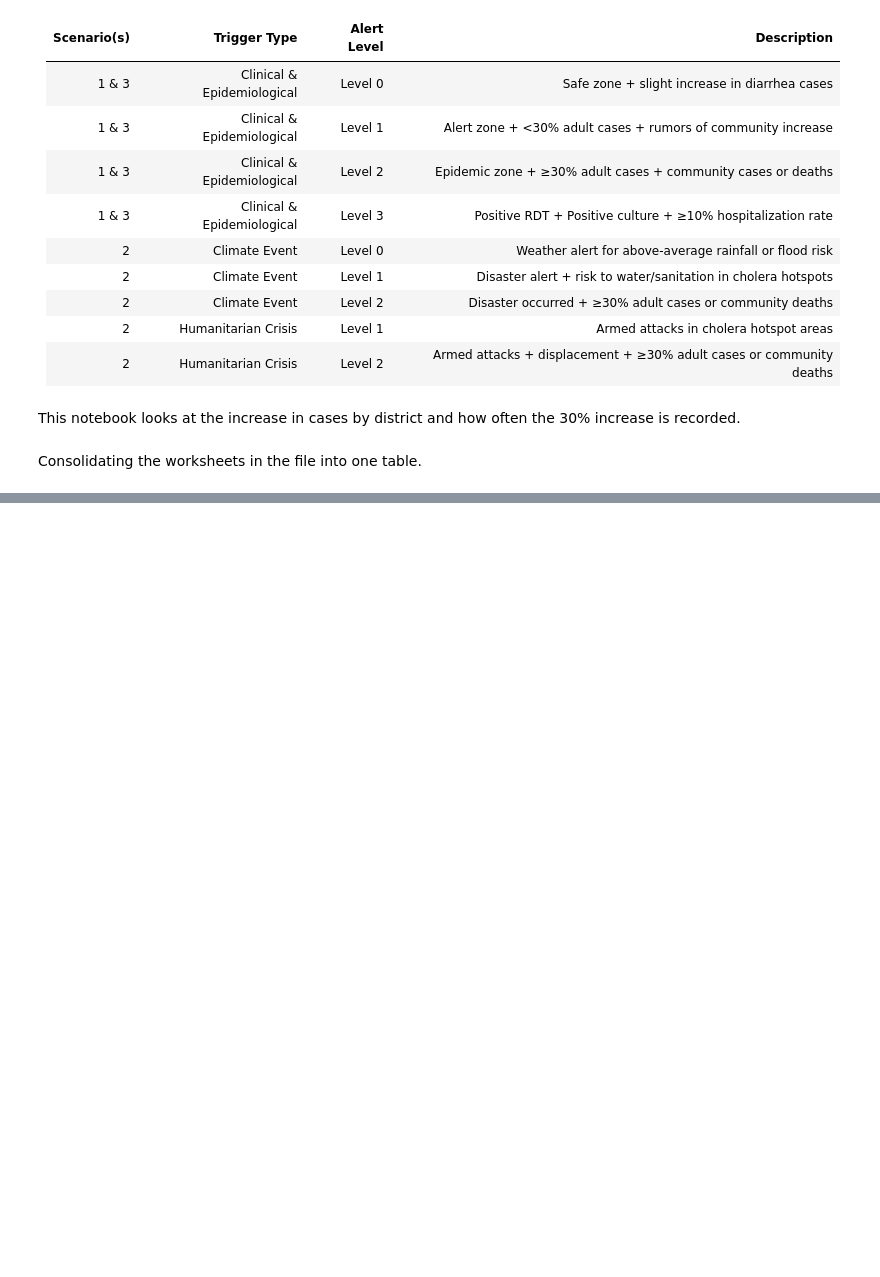
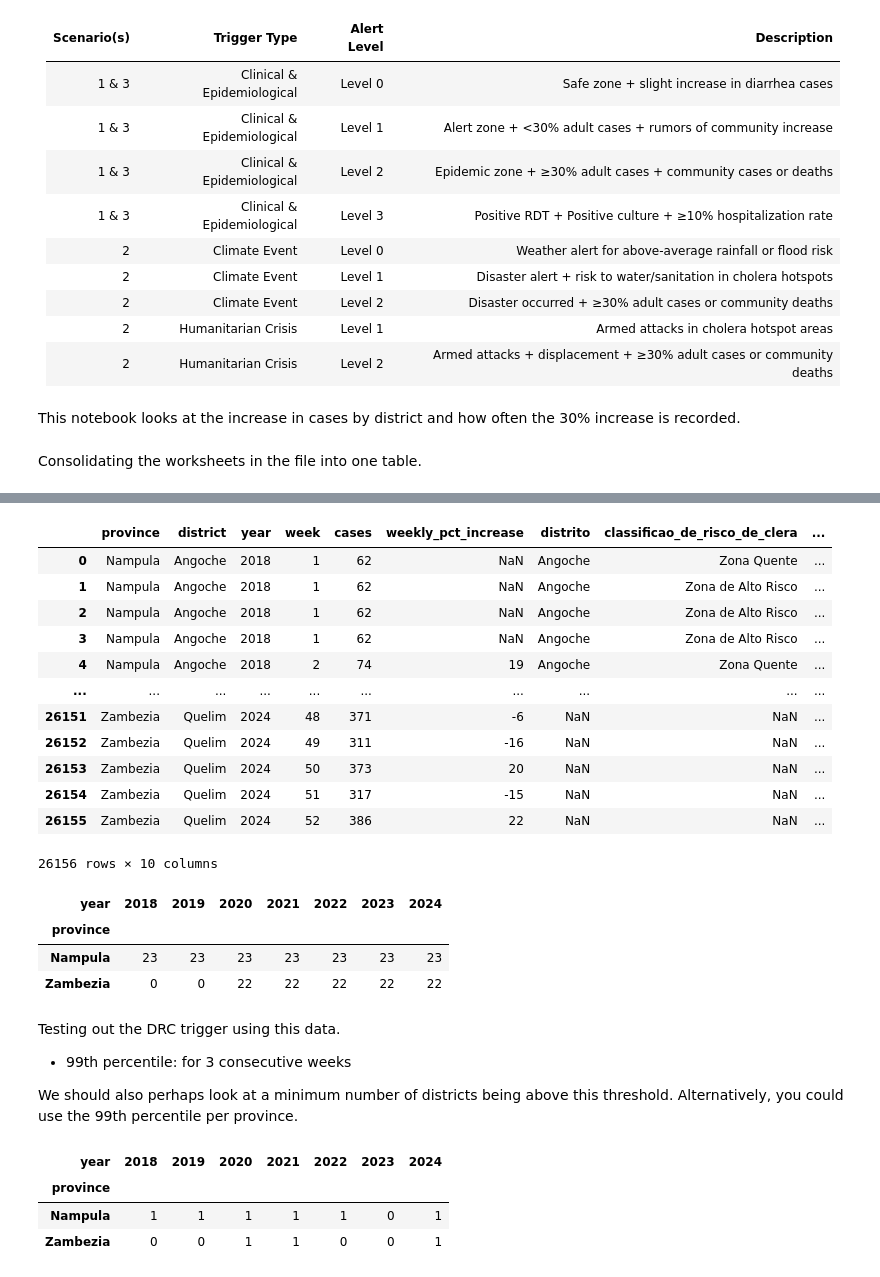
Before and after one commit to OCHA-DAP/ds-aa-moz-cholera, a Jupyter notebook: analysis/01.1_initial_scenario_review.ipynb, the cells around one changed output, grey strips where cells are left out. Drawn from its saved outputs; the diff is of its cells as text; code cells hidden in the pictures; blank space fills up the shorter version.

```diff
--- a/analysis/01.1_initial_scenario_review.ipynb
+++ b/analysis/01.1_initial_scenario_review.ipynb
@@ -106,0 +284,41 @@ Some logic: If the
+# %%
+district_df_risk
+# %% [output]
+|  | province | district | year | week | cases | weekly_pct_increase | distrito | classificao_de_risco_de_clera | ... |
+| 0 | Nampula | Angoche | 2018 | 1 | 62 | NaN | Angoche | Zona Quente | ... |
+| 1 | Nampula | Angoche | 2018 | 1 | 62 | NaN | Angoche | Zona de Alto Risco | ... |
+| 2 | Nampula | Angoche | 2018 | 1 | 62 | NaN | Angoche | Zona de Alto Risco | ... |
+| 3 | Nampula | Angoche | 2018 | 1 | 62 | NaN | Angoche | Zona de Alto Risco | ... |
+| 4 | Nampula | Angoche | 2018 | 2 | 74 | 19 | Angoche | Zona Quente | ... |
+| ... | ... | ... | ... | ... | ... | ... | ... | ... | ... |
+| 26151 | Zambezia | Quelim | 2024 | 48 | 371 | -6 | NaN | NaN | ... |
+| 26152 | Zambezia | Quelim | 2024 | 49 | 311 | -16 | NaN | NaN | ... |
+| 26153 | Zambezia | Quelim | 2024 | 50 | 373 | 20 | NaN | NaN | ... |
+| 26154 | Zambezia | Quelim | 2024 | 51 | 317 | -15 | NaN | NaN | ... |
+| 26155 | Zambezia | Quelim | 2024 | 52 | 386 | 22 | NaN | NaN | ... |
+26156 rows × 10 columns
+# %%
+# summary showing how many districts have weekly increase >= 30% every year
+summary_counts = (
+    district_df_risk[district_df_risk["weekly_pct_increase"] >= 30]
+    .groupby(["province", "year"])["district"]
+    .nunique()
+    .unstack(fill_value=0)
+)
+total_districts = (
+    district_df_risk.groupby(["province", "year"])["district"]
+    .nunique()
+    .unstack(fill_value=0)
+)
+summary_counts / total_districts
+summary_counts
+# %% [output]
+| year | 2018 | 2019 | 2020 | 2021 | 2022 | 2023 | 2024 |
+| province |  |  |  |  |  |  |  |
+| Nampula | 23 | 23 | 23 | 23 | 23 | 23 | 23 |
+| Zambezia | 0 | 0 | 22 | 22 | 22 | 22 | 22 |
+# %% [markdown]
+Testing out the DRC trigger using this data.
+ - 99th percentile: for 3 consecutive weeks
+
+We should also perhaps look at a minimum number of districts being above this threshold. Alternatively, you could use the 99th percentile per province.
@@ -106,0 +351,17 @@ Some logic: If the
+# %%
+# which of the weeks and years are above the 99th percentile? count the number of districts
+district_df_with_percentiles[district_df_with_percentiles["three_consec_above_99th"]][
+    ["year", "week"]
+].drop_duplicates().sort_values(["year", "week"])
+# the number of districts by year and by province when the threshold was crossed
+all_years = district_df_with_percentiles["year"].unique()
+district_df_with_percentiles[
+    district_df_with_percentiles["three_consec_above_99th"]
+].groupby(["province", "year"])["district"].nunique().unstack(fill_value=0).reindex(
+    columns=sorted(all_years), fill_value=0
+)
+# %% [output]
+| year | 2018 | 2019 | 2020 | 2021 | 2022 | 2023 | 2024 |
+| province |  |  |  |  |  |  |  |
+| Nampula | 1 | 1 | 1 | 1 | 1 | 0 | 1 |
+| Zambezia | 0 | 0 | 1 | 1 | 0 | 0 | 1 |
```
Also changed, not shown: parts of 20 cells of this notebook.
